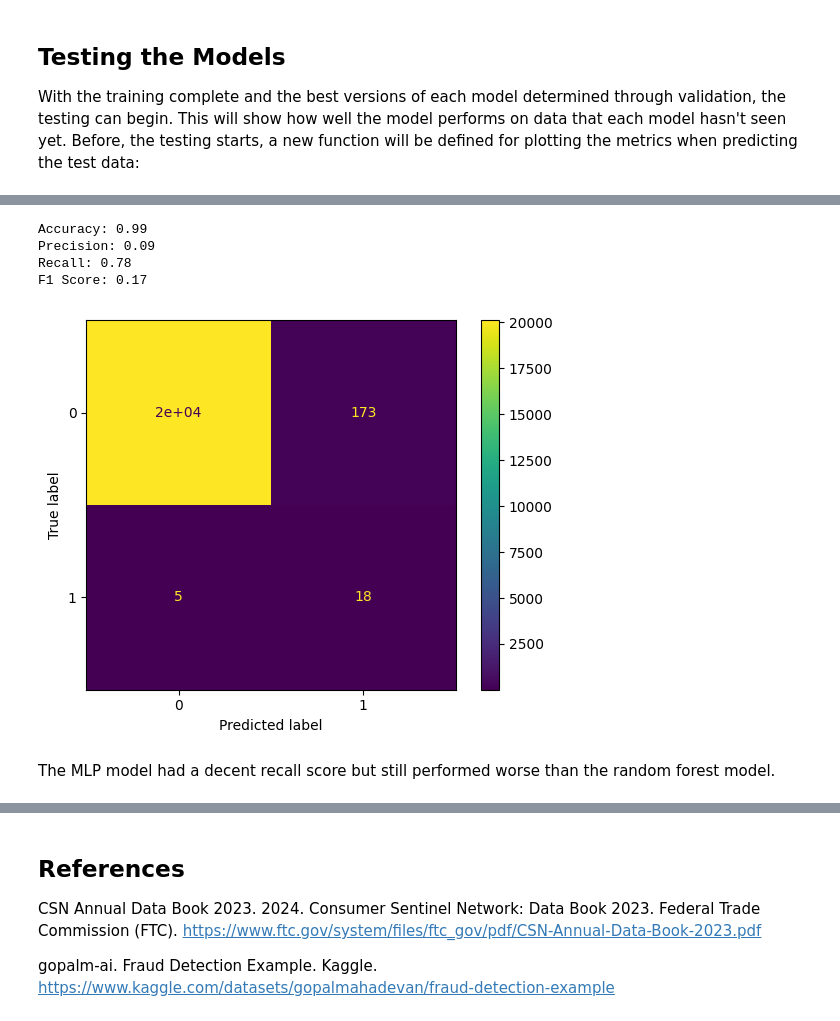
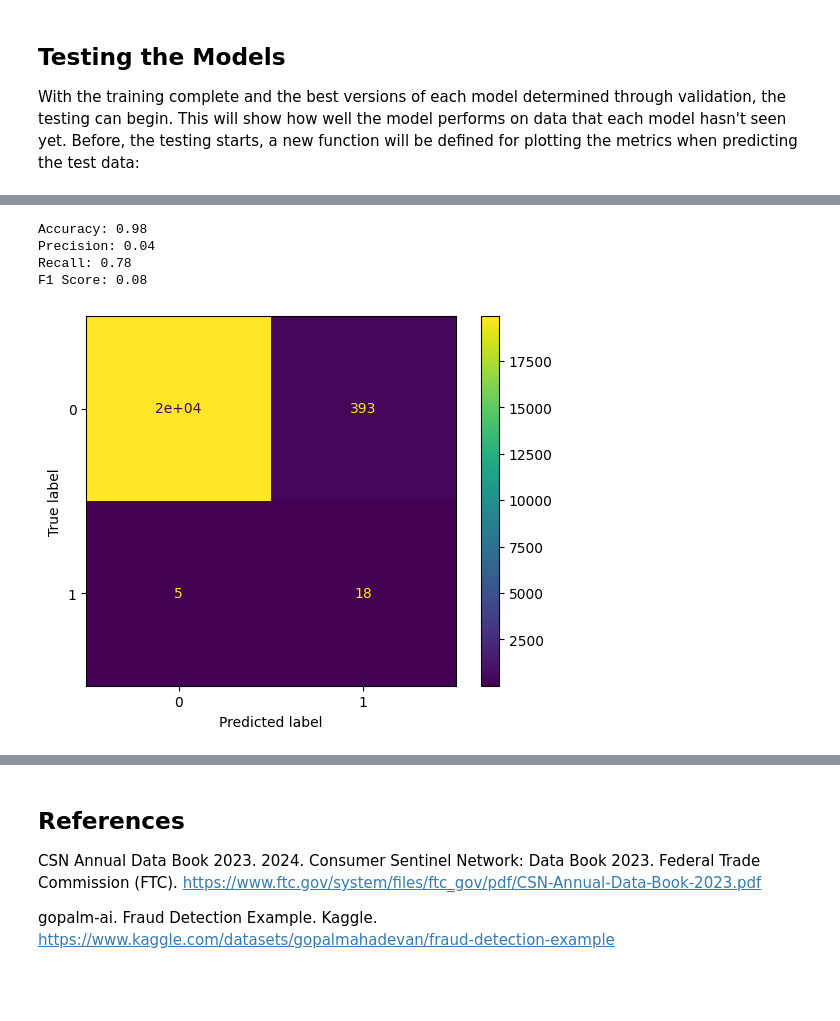
Before and after one commit to noahfrank0001/BankFraudDetection, a Jupyter notebook: analysis.ipynb, the cells around one changed output, grey strips where cells are left out. Drawn from its saved outputs; the diff is of its cells as text; code cells hidden in the pictures; blank space fills up the shorter version.

```diff
--- a/analysis.ipynb
+++ b/analysis.ipynb
@@ -589,10 +445,7 @@ F1 Score: 0.08
 With the training complete and the best versions of each model determined through validation, the testing can begin. This will show how well the model performs on data that each model hasn't seen yet. Before, the testing starts, a new function will be defined for plotting the metrics when predicting the test data:
 # %%
 def plot_metrics_test(model, threshold=None):
-    if threshold == None:
-        y_pred = model.predict(X_test) # Using the test data
-    else:
-        y_pred = (model.predict_proba(X_test)[:, 1] >= threshold).astype(bool) # Using the test data
+    y_pred = model.predict(X_test) # Using the test data
 
     print("Accuracy:", round(accuracy_score(y_test, y_pred), 2))
     print("Precision:", round(precision_score(y_test, y_pred), 2))
@@ -642,10 +483,8 @@ Finally, the MLP classifier with a probaility threshold of 0.8 is tested:
 # %%
-plot_metrics_test(nn, threshold=0.8)
+plot_metrics_test(nn)
 # %% [output]
-Accuracy: 0.99
-Precision: 0.09
+Accuracy: 0.98
+Precision: 0.04
 Recall: 0.78
-F1 Score: 0.17
+F1 Score: 0.08
-[figure, old version]
+[figure, new version]
-# %% [markdown]
-The MLP model had a decent recall score but still performed worse than the random forest model.
```
Also changed, not shown: parts of 49 cells of this notebook.
